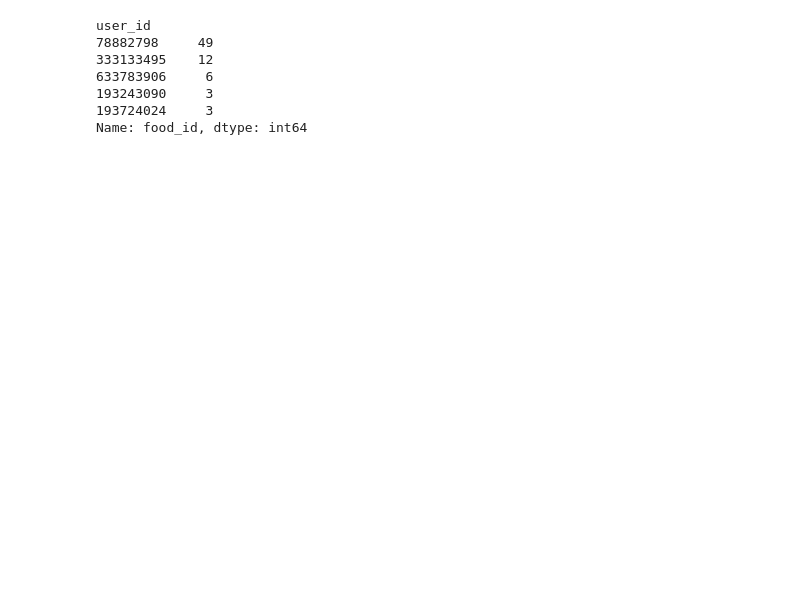
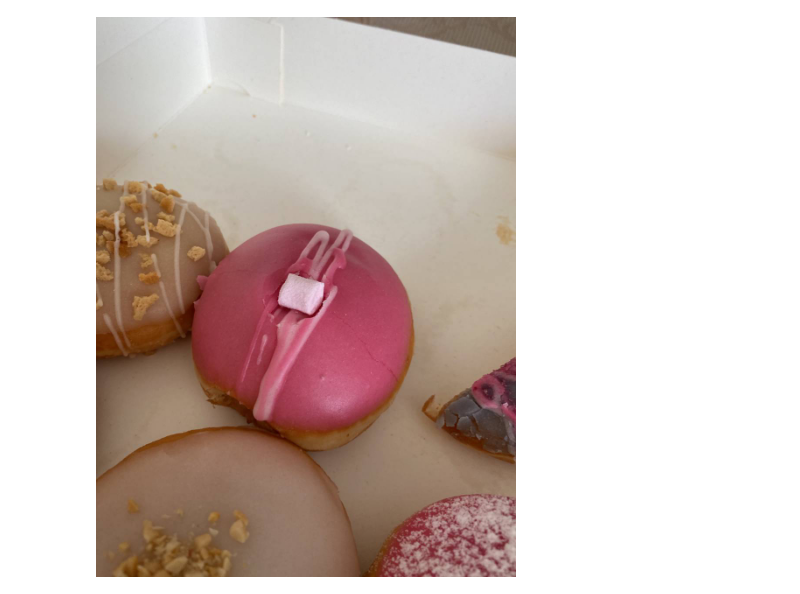
Before and after one commit to DmitriyG228/food, a Jupyter notebook: stats.ipynb, the cells around one changed output. Drawn from its saved outputs; the diff is of its cells as text; code cells hidden in the pictures; blank space fills up the shorter version.

```diff
--- a/stats.ipynb
+++ b/stats.ipynb
@@ -38,10 +36,6 @@ df[df['user_id'] == 333133495]
-# %%
-df.groupby('user_id')['food_id'].count().sort_values(ascending=False).head()
-# %% [output]
-user_id
-78882798     49
-333133495    12
-633783906     6
-193243090     3
-193724024     3
-Name: food_id, dtype: int64
+# %%
+images = df[df['user_id']==112833890]['image_url'].apply(get_image_from_url).tolist()
+# %%
+images[0]
+# %% [output]
+[figure, added]
```
Also changed, not shown: parts of 11 cells of this notebook, 5 other files.
